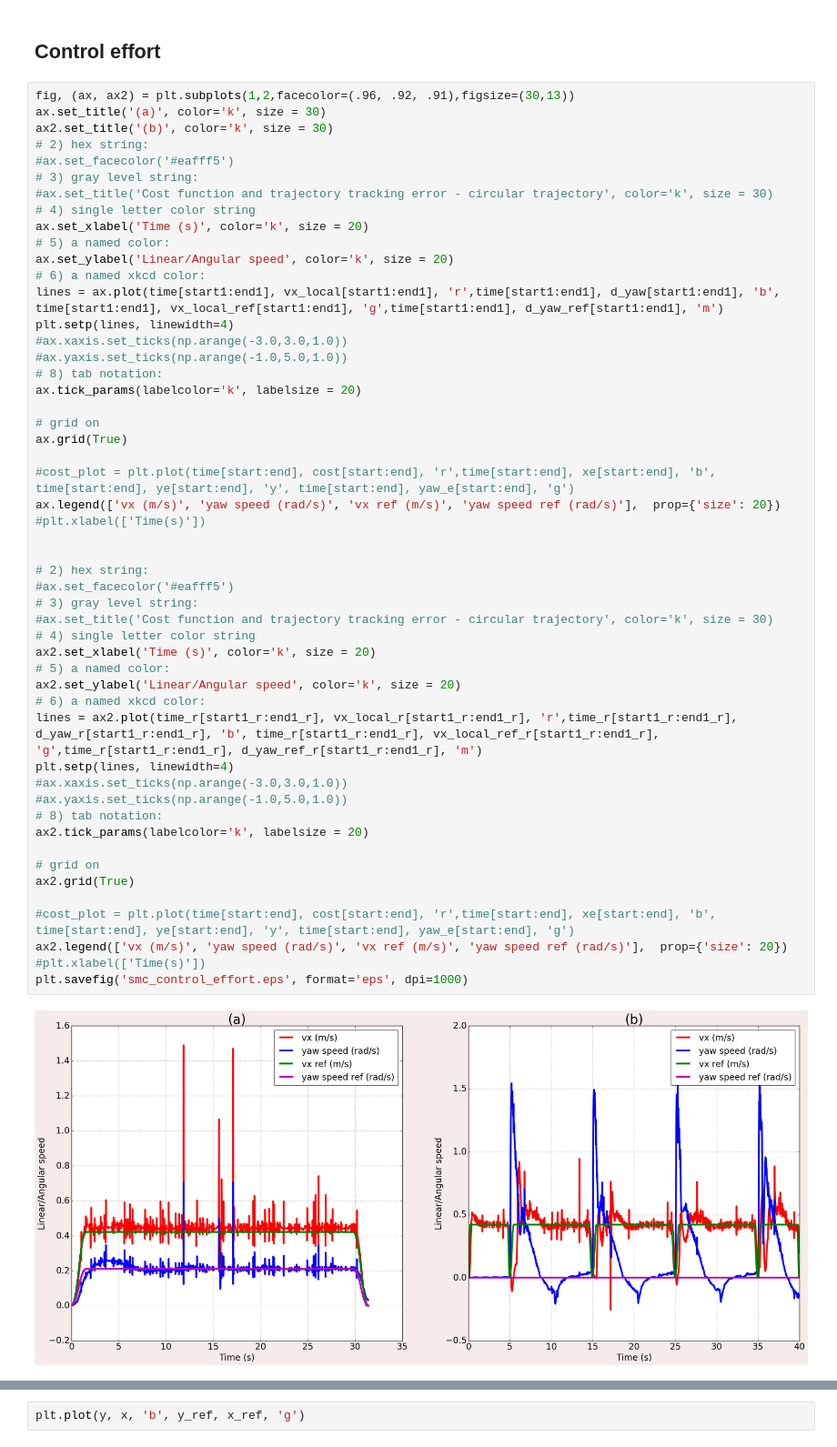
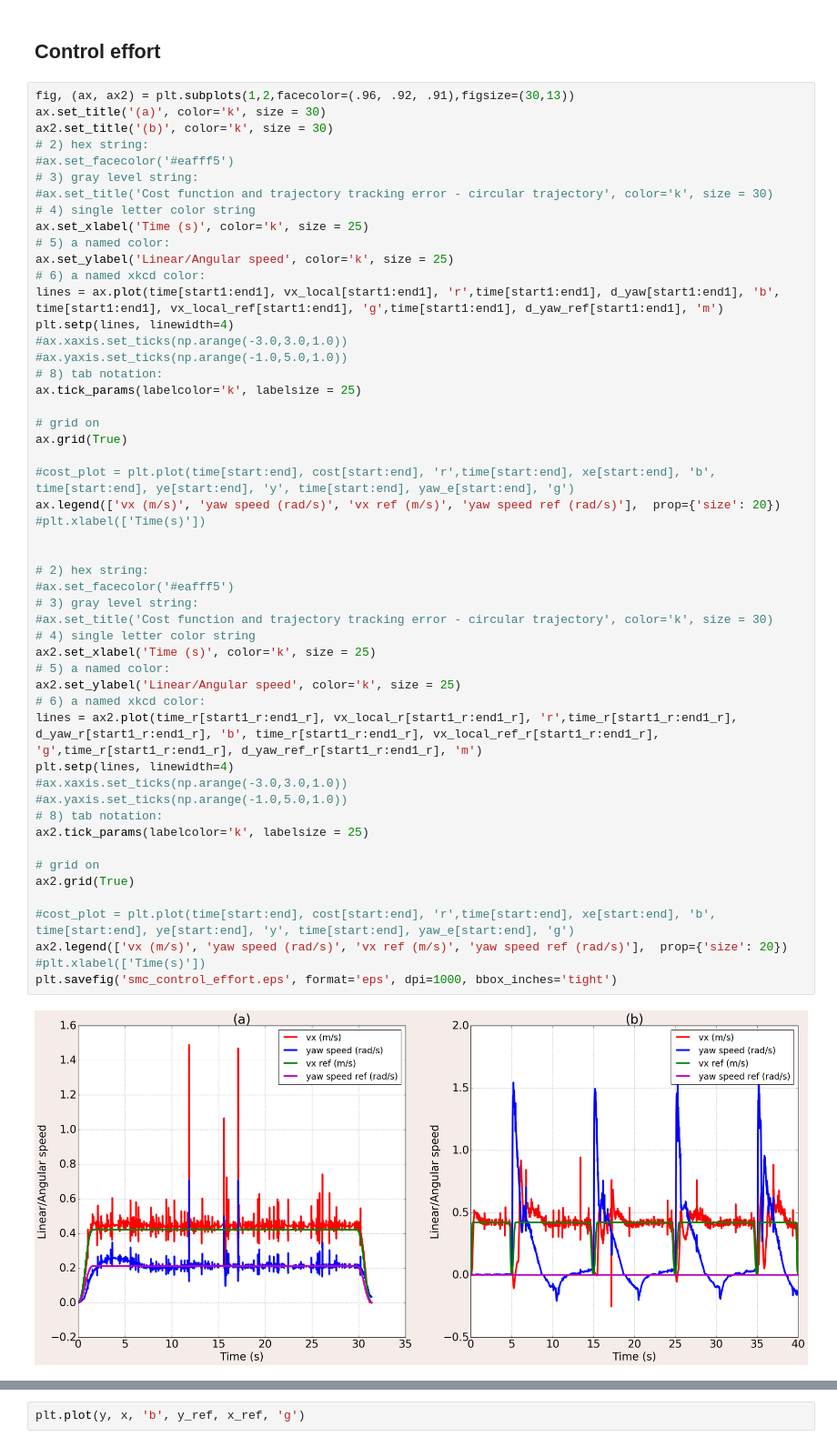
Before and after one commit to jdgalviss/mobile_robots_robust_control, a Jupyter notebook: catkin_ws/src/robust_control/measurements/simulation_plot.ipynb, the cells around one changed output, grey strips where cells are left out. Shown at 91% size. Drawn from its saved outputs; the diff is of its cells as text.

Commit message:
feat: finished version of robust controllers

```diff
--- a/catkin_ws/src/robust_control/measurements/simulation_plot.ipynb
+++ b/catkin_ws/src/robust_control/measurements/simulation_plot.ipynb
@@ -428,50 +428,50 @@ ax2.set_title('(b)', color='k', size = 30)
 # 3) gray level string:
 #ax.set_title('Cost function and trajectory tracking error - circular trajectory', color='k', size = 30)
 # 4) single letter color string
-ax.set_xlabel('Time (s)', color='k', size = 20)
+ax.set_xlabel('Time (s)', color='k', size = 25)
 # 5) a named color:
-ax.set_ylabel('Linear/Angular speed', color='k', size = 20)
+ax.set_ylabel('Linear/Angular speed', color='k', size = 25)
 # 6) a named xkcd color:
 lines = ax.plot(time[start1:end1], vx_local[start1:end1], 'r',time[start1:end1], d_yaw[start1:end1], 'b', time[start1:end1], vx_local_ref[start1:end1], 'g',time[start1:end1], d_yaw_ref[start1:end1], 'm')
 plt.setp(lines, linewidth=4)
 #ax.xaxis.set_ticks(np.arange(-3.0,3.0,1.0))
 #ax.yaxis.set_ticks(np.arange(-1.0,5.0,1.0))
 # 8) tab notation:
-ax.tick_params(labelcolor='k', labelsize = 20)
+ax.tick_params(labelcolor='k', labelsize = 25)
 
 # grid on
 ax.grid(True)
 
 #cost_plot = plt.plot(time[start:end], cost[start:end], 'r',time[start:end], xe[start:end], 'b', time[start:end], ye[start:end], 'y', time[start:end], yaw_e[start:end], 'g')
 ax.legend(['vx (m/s)', 'yaw speed (rad/s)', 'vx ref (m/s)', 'yaw speed ref (rad/s)'],  prop={'size': 20})
 #plt.xlabel(['Time(s)'])
 
 
 # 2) hex string:
 #ax.set_facecolor('#eafff5')
 # 3) gray level string:
 #ax.set_title('Cost function and trajectory tracking error - circular trajectory', color='k', size = 30)
 # 4) single letter color string
-ax2.set_xlabel('Time (s)', color='k', size = 20)
+ax2.set_xlabel('Time (s)', color='k', size = 25)
 # 5) a named color:
-ax2.set_ylabel('Linear/Angular speed', color='k', size = 20)
+ax2.set_ylabel('Linear/Angular speed', color='k', size = 25)
 # 6) a named xkcd color:
 lines = ax2.plot(time_r[start1_r:end1_r], vx_local_r[start1_r:end1_r], 'r',time_r[start1_r:end1_r], d_yaw_r[start1_r:end1_r], 'b', time_r[start1_r:end1_r], vx_local_ref_r[start1_r:end1_r], 'g',time_r[start1_r:end1_r], d_yaw_ref_r[start1_r:end1_r], 'm')
 plt.setp(lines, linewidth=4)
 #ax.xaxis.set_ticks(np.arange(-3.0,3.0,1.0))
 #ax.yaxis.set_ticks(np.arange(-1.0,5.0,1.0))
 # 8) tab notation:
-ax2.tick_params(labelcolor='k', labelsize = 20)
+ax2.tick_params(labelcolor='k', labelsize = 25)
 
 # grid on
 ax2.grid(True)
 
 #cost_plot = plt.plot(time[start:end], cost[start:end], 'r',time[start:end], xe[start:end], 'b', time[start:end], ye[start:end], 'y', time[start:end], yaw_e[start:end], 'g')
 ax2.legend(['vx (m/s)', 'yaw speed (rad/s)', 'vx ref (m/s)', 'yaw speed ref (rad/s)'],  prop={'size': 20})
 #plt.xlabel(['Time(s)'])
-plt.savefig('smc_control_effort.eps', format='eps', dpi=1000)
+plt.savefig('smc_control_effort.eps', format='eps', dpi=1000, bbox_inches='tight')
 # %% [output]
-[figure, old version]
+[figure, new version]
 # %%
 fig, (ax, ax2) = plt.subplots(1,2,facecolor=(.96, .92, .91),figsize=(30,13))
 end1 = 1530
```
Also changed, not shown: parts of 8 cells of this notebook, 20 other files.
